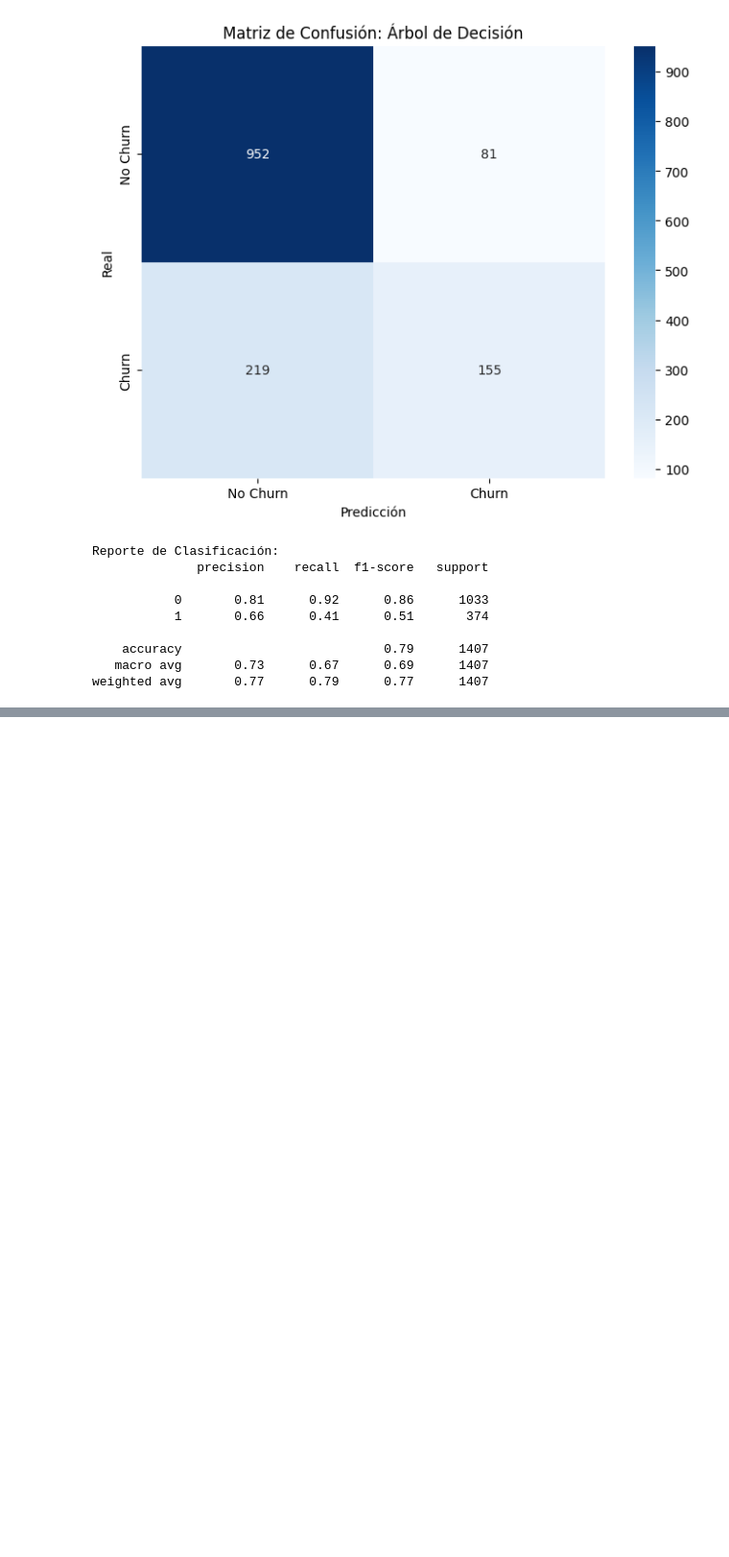
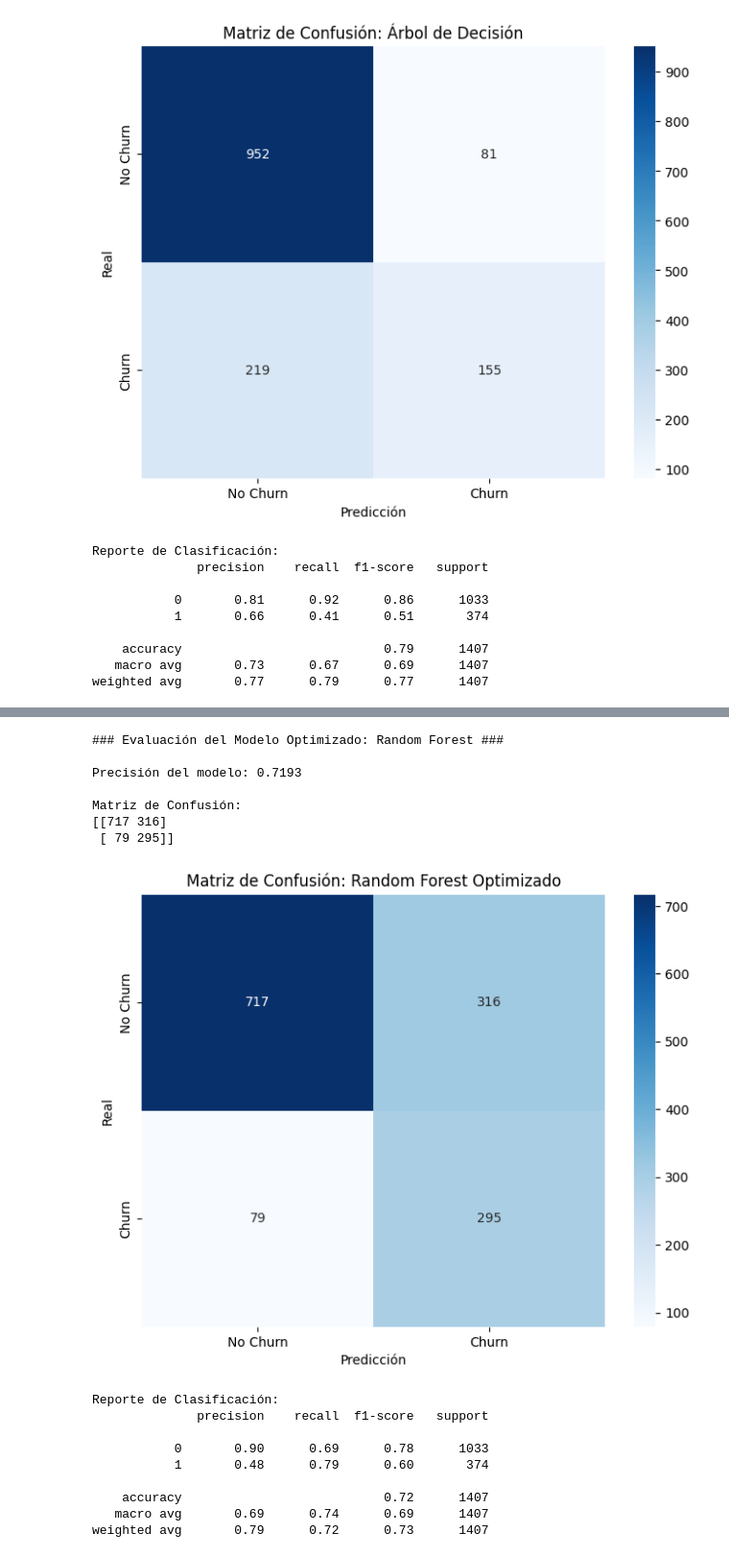
Before and after one commit to soyjosep/proyecto_prediccion_de_clientes, a Jupyter notebook: churn_prediction.ipynb, the cells around one changed output, grey strips where cells are left out. Shown: that part at 96% size. Cells and saved outputs as stored; diff of their text form; code cells hidden in the pictures; blank space fills up the shorter version.

Commit message:
## Construcción del Modelo Predictivo: Random Forest

```diff
--- a/churn_prediction.ipynb
+++ b/churn_prediction.ipynb
@@ -576,0 +600,55 @@ weighted avg       0.77      0.79      0.77      1407
+# %%
+# Inicializar el modelo con ajuste de pesos y nuevos hiperparámetros
+rf_model_balanced = RandomForestClassifier(
+    n_estimators=200,           # Número de árboles
+    max_depth=10,               # Profundidad máxima del árbol
+    min_samples_split=10,       # Mínimo de muestras para dividir un nodo
+    class_weight='balanced',    # Ajustar pesos para manejar el desbalance
+    random_state=42
+)
+
+# Entrenar el modelo
+rf_model_balanced.fit(X_train, y_train)
+
+# Realizar predicciones
+y_pred_rf_balanced = rf_model_balanced.predict(X_test)
+
+# Evaluar el modelo
+print("### Evaluación del Modelo Optimizado: Random Forest ###\n")
+accuracy_rf_balanced = accuracy_score(y_test, y_pred_rf_balanced)
+print(f"Precisión del modelo: {accuracy_rf_balanced:.4f}")
+
+# Matriz de Confusión
+conf_matrix_rf_balanced = confusion_matrix(y_test, y_pred_rf_balanced)
+print("\nMatriz de Confusión:")
+print(conf_matrix_rf_balanced)
+
+# Visualización de la Matriz de Confusión
+plt.figure(figsize=(8, 6))
+sns.heatmap(conf_matrix_rf_balanced, annot=True, fmt="d", cmap="Blues", xticklabels=["No Churn", "Churn"], yticklabels=["No Churn", "Churn"])
+plt.xlabel("Predicción")
+plt.ylabel("Real")
+plt.title("Matriz de Confusión: Random Forest Optimizado")
+plt.show()
+
+# Reporte de Clasificación
+print("\nReporte de Clasificación:")
+print(classification_report(y_test, y_pred_rf_balanced))
+# %% [output]
+### Evaluación del Modelo Optimizado: Random Forest ###
+
+Precisión del modelo: 0.7193
+
+Matriz de Confusión:
+[[717 316]
+ [ 79 295]]
+[figure, added]
+Reporte de Clasificación:
+              precision    recall  f1-score   support
+
+           0       0.90      0.69      0.78      1033
+           1       0.48      0.79      0.60       374
+
+    accuracy                           0.72      1407
+   macro avg       0.69      0.74      0.69      1407
+weighted avg       0.79      0.72      0.73      1407
```
Also changed, not shown: parts of 2 cells of this notebook.
